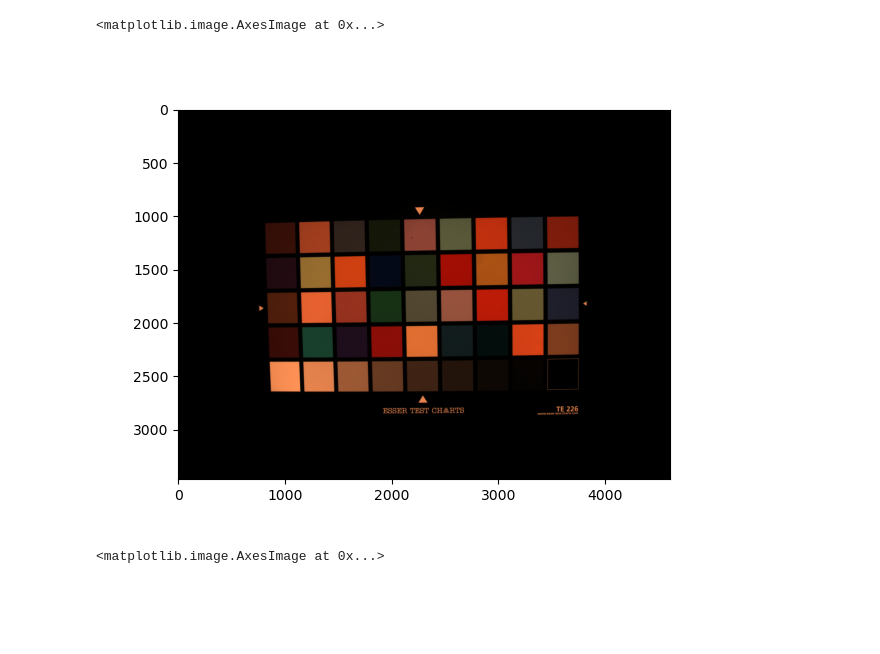
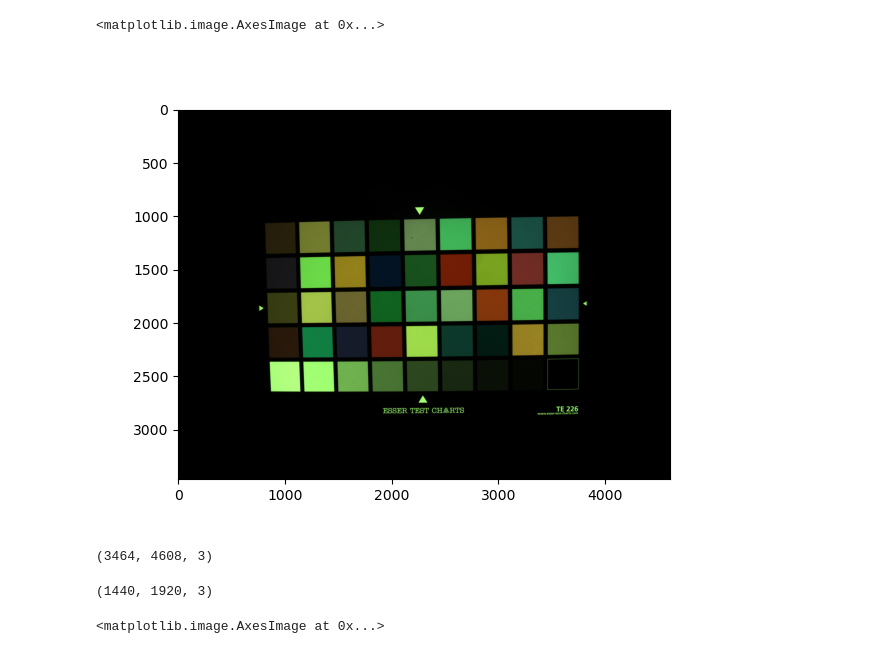
Before and after one commit to cs-413-cinestill/800t-emulation, a Jupyter notebook: color_transfer.ipynb, the cells around one changed output. Saved outputs shown, nothing was run; the diff lists cells and outputs as text; code cells hidden in the pictures; blank space fills up the shorter version.

Commit message:
fix bad whitebalance implementation in digitalimage.py

```diff
--- a/color_transfer.ipynb
+++ b/color_transfer.ipynb
@@ -15,12 +15,20 @@ import matplotlib.pyplot as plt
 # %%
 from digitalimage import DigitalImage
 
-g81_img = DigitalImage("data\digital\P1480487.RW2", 1).raw
+g81_img = DigitalImage("data\digital\P1480487.RW2", 2)
 plt.figure()
-plt.imshow(g81_img)
+plt.imshow(g81_img.raw)
 # %% [output]
 <matplotlib.image.AxesImage at 0x...>
-[figure, old version]
+[figure, new version]
+# %%
+g81_img.raw.shape
+# %% [output]
+(3464, 4608, 3)
+# %%
+g81_img.thumbnail.shape
+# %% [output]
+(1440, 1920, 3)
 # %%
 from colorchecker import ColorChecker
 
```
Also changed, not shown: parts of 12 cells of this notebook, 2 other files.
